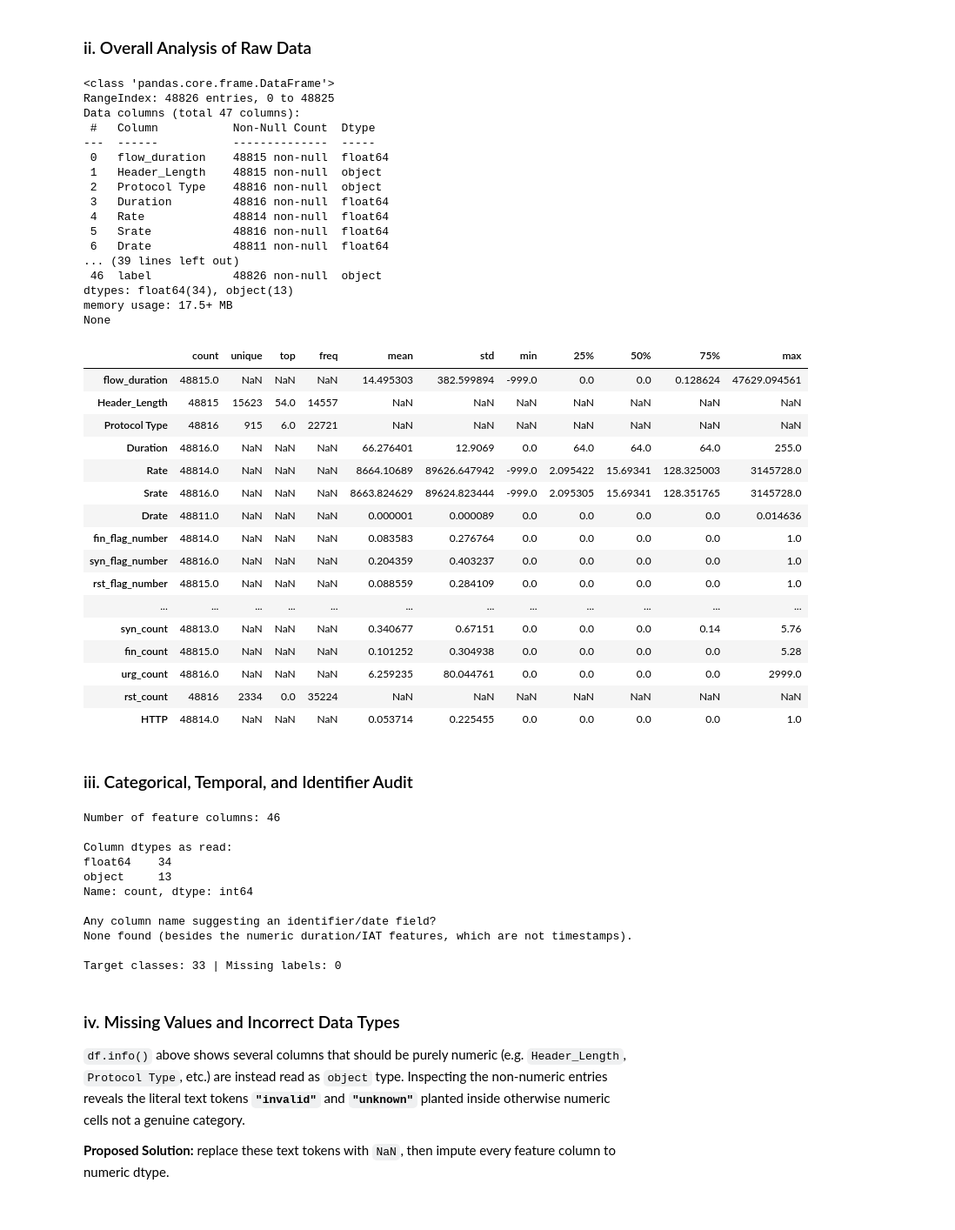
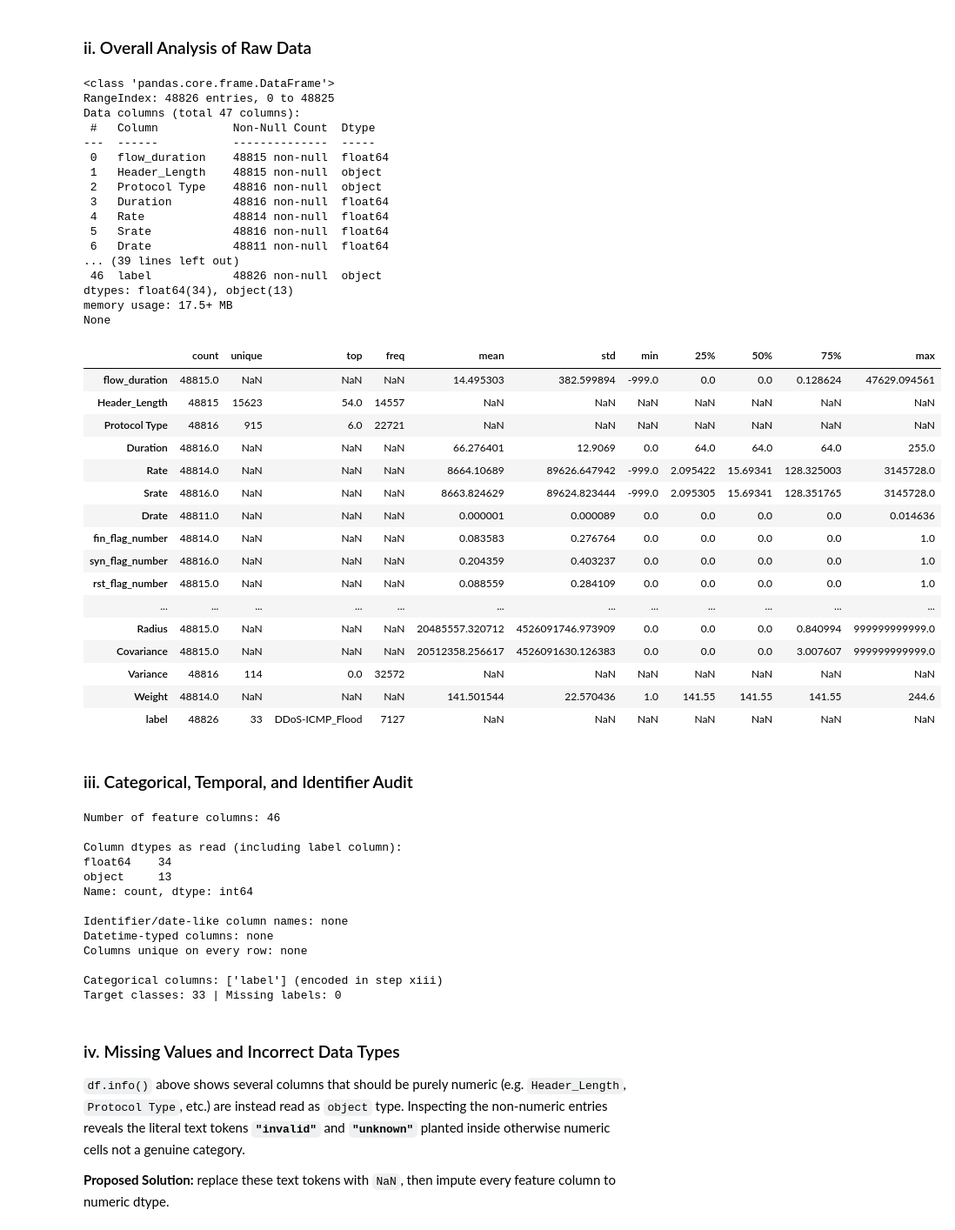
Before and after one commit to MR-Goldenyt/Argus, a Jupyter notebook: Argus.ipynb, the cells around one changed output. Shown at 87% size. Drawn from its saved outputs; the diff is of its cells as text; code cells hidden in the pictures.

```diff
--- a/Argus.ipynb
+++ b/Argus.ipynb
@@ -46,80 +50,86 @@ Raw dataset shape: (48826, 47)
 ### ii. Overall Analysis of Raw Data
 # %%
 # Brief Information
-print(df.info())
+print(ddf.info())
 
 # Statistical Summary
-df.describe(include="all").T.head(20)
+ddf.describe(include="all").T
 # %% [output]
 <class 'pandas.core.frame.DataFrame'>
 RangeIndex: 48826 entries, 0 to 48825
 Data columns (total 47 columns):
  #   Column           Non-Null Count  Dtype
 ---  ------           --------------  -----
  0   flow_duration    48815 non-null  float64
  1   Header_Length    48815 non-null  object
  2   Protocol Type    48816 non-null  object
  3   Duration         48816 non-null  float64
  4   Rate             48814 non-null  float64
  5   Srate            48816 non-null  float64
  6   Drate            48811 non-null  float64
 ... (39 lines left out)
  46  label            48826 non-null  object
 dtypes: float64(34), object(13)
 memory usage: 17.5+ MB
 None
 |  | count | unique | top | freq | mean | std | min | 25% | 50% | 75% | max |
 | flow_duration | 48815.0 | NaN | NaN | NaN | 14.495303 | 382.599894 | -999.0 | 0.0 | 0.0 | 0.128624 | 47629.094561 |
 | Header_Length | 48815 | 15623 | 54.0 | 14557 | NaN | NaN | NaN | NaN | NaN | NaN | NaN |
 | Protocol Type | 48816 | 915 | 6.0 | 22721 | NaN | NaN | NaN | NaN | NaN | NaN | NaN |
 | Duration | 48816.0 | NaN | NaN | NaN | 66.276401 | 12.9069 | 0.0 | 64.0 | 64.0 | 64.0 | 255.0 |
 | Rate | 48814.0 | NaN | NaN | NaN | 8664.10689 | 89626.647942 | -999.0 | 2.095422 | 15.69341 | 128.325003 | 3145728.0 |
 | Srate | 48816.0 | NaN | NaN | NaN | 8663.824629 | 89624.823444 | -999.0 | 2.095305 | 15.69341 | 128.351765 | 3145728.0 |
 | Drate | 48811.0 | NaN | NaN | NaN | 0.000001 | 0.000089 | 0.0 | 0.0 | 0.0 | 0.0 | 0.014636 |
 | fin_flag_number | 48814.0 | NaN | NaN | NaN | 0.083583 | 0.276764 | 0.0 | 0.0 | 0.0 | 0.0 | 1.0 |
 | syn_flag_number | 48816.0 | NaN | NaN | NaN | 0.204359 | 0.403237 | 0.0 | 0.0 | 0.0 | 0.0 | 1.0 |
 | rst_flag_number | 48815.0 | NaN | NaN | NaN | 0.088559 | 0.284109 | 0.0 | 0.0 | 0.0 | 0.0 | 1.0 |
 | ... | ... | ... | ... | ... | ... | ... | ... | ... | ... | ... | ... |
-| syn_count | 48813.0 | NaN | NaN | NaN | 0.340677 | 0.67151 | 0.0 | 0.0 | 0.0 | 0.14 | 5.76 |
-| fin_count | 48815.0 | NaN | NaN | NaN | 0.101252 | 0.304938 | 0.0 | 0.0 | 0.0 | 0.0 | 5.28 |
-| urg_count | 48816.0 | NaN | NaN | NaN | 6.259235 | 80.044761 | 0.0 | 0.0 | 0.0 | 0.0 | 2999.0 |
-| rst_count | 48816 | 2334 | 0.0 | 35224 | NaN | NaN | NaN | NaN | NaN | NaN | NaN |
-| HTTP | 48814.0 | NaN | NaN | NaN | 0.053714 | 0.225455 | 0.0 | 0.0 | 0.0 | 0.0 | 1.0 |
+| Radius | 48815.0 | NaN | NaN | NaN | 20485557.320712 | 4526091746.973909 | 0.0 | 0.0 | 0.0 | 0.840994 | 999999999999.0 |
+| Covariance | 48815.0 | NaN | NaN | NaN | 20512358.256617 | 4526091630.126383 | 0.0 | 0.0 | 0.0 | 3.007607 | 999999999999.0 |
+| Variance | 48816 | 114 | 0.0 | 32572 | NaN | NaN | NaN | NaN | NaN | NaN | NaN |
+| Weight | 48814.0 | NaN | NaN | NaN | 141.501544 | 22.570436 | 1.0 | 141.55 | 141.55 | 141.55 | 244.6 |
+| label | 48826 | 33 | DDoS-ICMP_Flood | 7127 | NaN | NaN | NaN | NaN | NaN | NaN | NaN |
 # %% [markdown]
 ### iii. Categorical, Temporal, and Identifier Audit
 # %%
-feature_cols = [c for c in df.columns if c != "label"]
+feature_cols = [c for c in df.columns if c != LABEL_COL]
 print("Number of feature columns:", len(feature_cols))
-print(f"\nColumn dtypes as read:\n{df.dtypes.value_counts()}")
-print("\nAny column name suggesting an identifier/date field?")
-suspect = [
-    c
-    for c in df.columns
-    if any(k in c.lower() for k in ["id", "date", "time", "timestamp"])
-    and c != "flow_duration"
+print(f"\nColumn dtypes as read (including label column):\n{df.dtypes.value_counts()}")
+
+# Identifier / temporal check: by name, by dtype and by uniqueness (an ID is unique on every row)
+name_hits = [
+    c for c in df.columns if any(k in c.lower() for k in ("id", "date", "time"))
 ]
+print("\nIdentifier/date-like column names:", name_hits or "none")
 print(
-    suspect
-    if suspect
-    else "None found (besides the numeric duration/IAT features, which are not timestamps)."
+    "Datetime-typed columns:", df.select_dtypes("datetime").columns.to_list() or "none"
 )
 print(
-    "\nTarget classes:",
-    df["label"].nunique(),
+    "Columns unique on every row:",
+    df.columns[df.nunique() == len(df)].to_list() or "none",
+)
+
+# Categorical check: the target is the only categorical variable
+print("\nCategorical columns:", [LABEL_COL], "(encoded in step xiii)")
+print(
+    "Target classes:",
+    df[LABEL_COL].nunique(),
     "| Missing labels:",
-    df["label"].isnull().sum(),
+    df[LABEL_COL].isnull().sum(),
 )
 # %% [output]
 Number of feature columns: 46
 
-Column dtypes as read:
+Column dtypes as read (including label column):
 float64    34
 object     13
 Name: count, dtype: int64
 
-Any column name suggesting an identifier/date field?
-None found (besides the numeric duration/IAT features, which are not timestamps).
+Identifier/date-like column names: none
+Datetime-typed columns: none
+Columns unique on every row: none
 
+Categorical columns: ['label'] (encoded in step xiii)
 Target classes: 33 | Missing labels: 0
 # %% [markdown]
 ### iv. Missing Values and Incorrect Data Types
```
Also changed, not shown: parts of 7 cells of this notebook.
